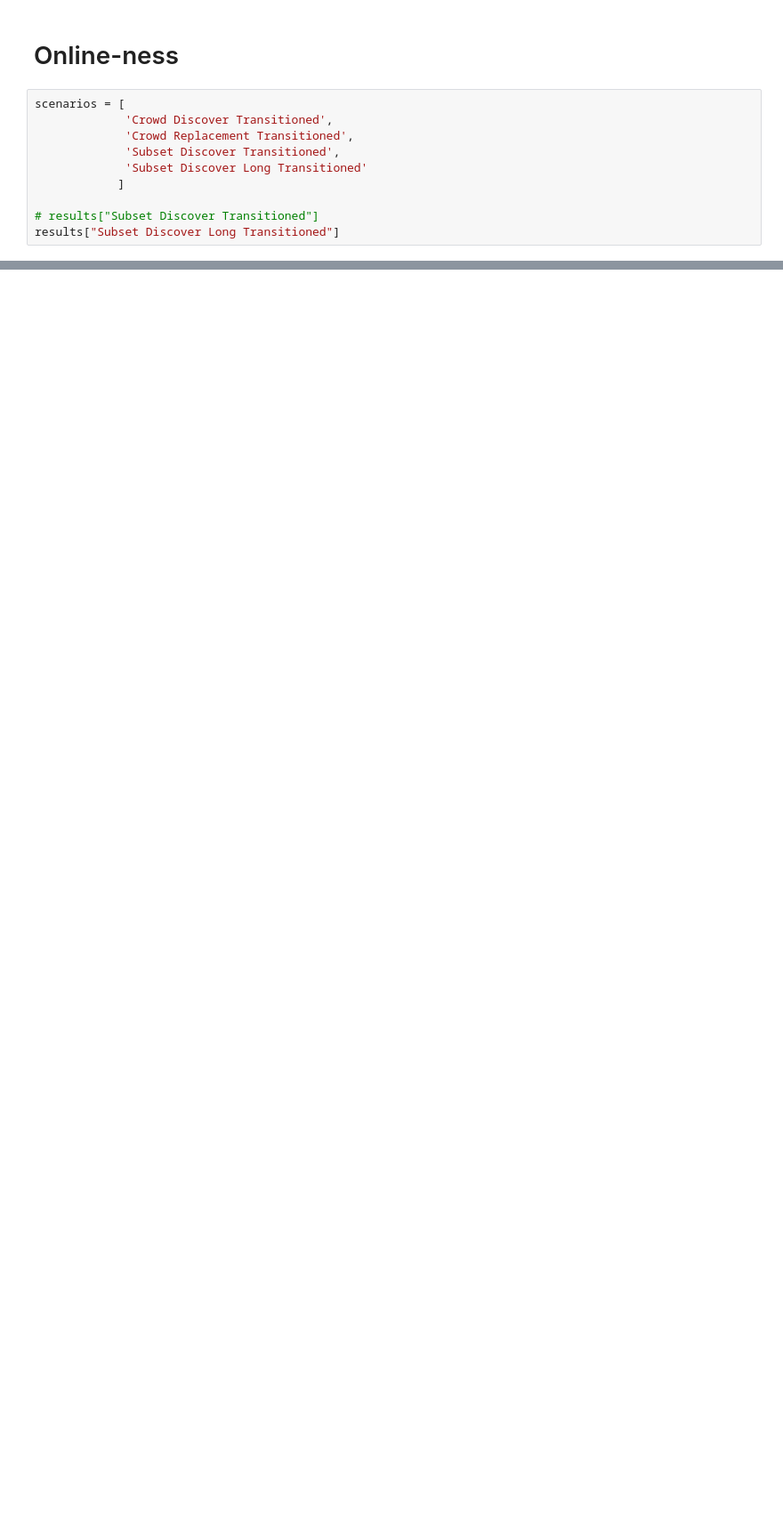
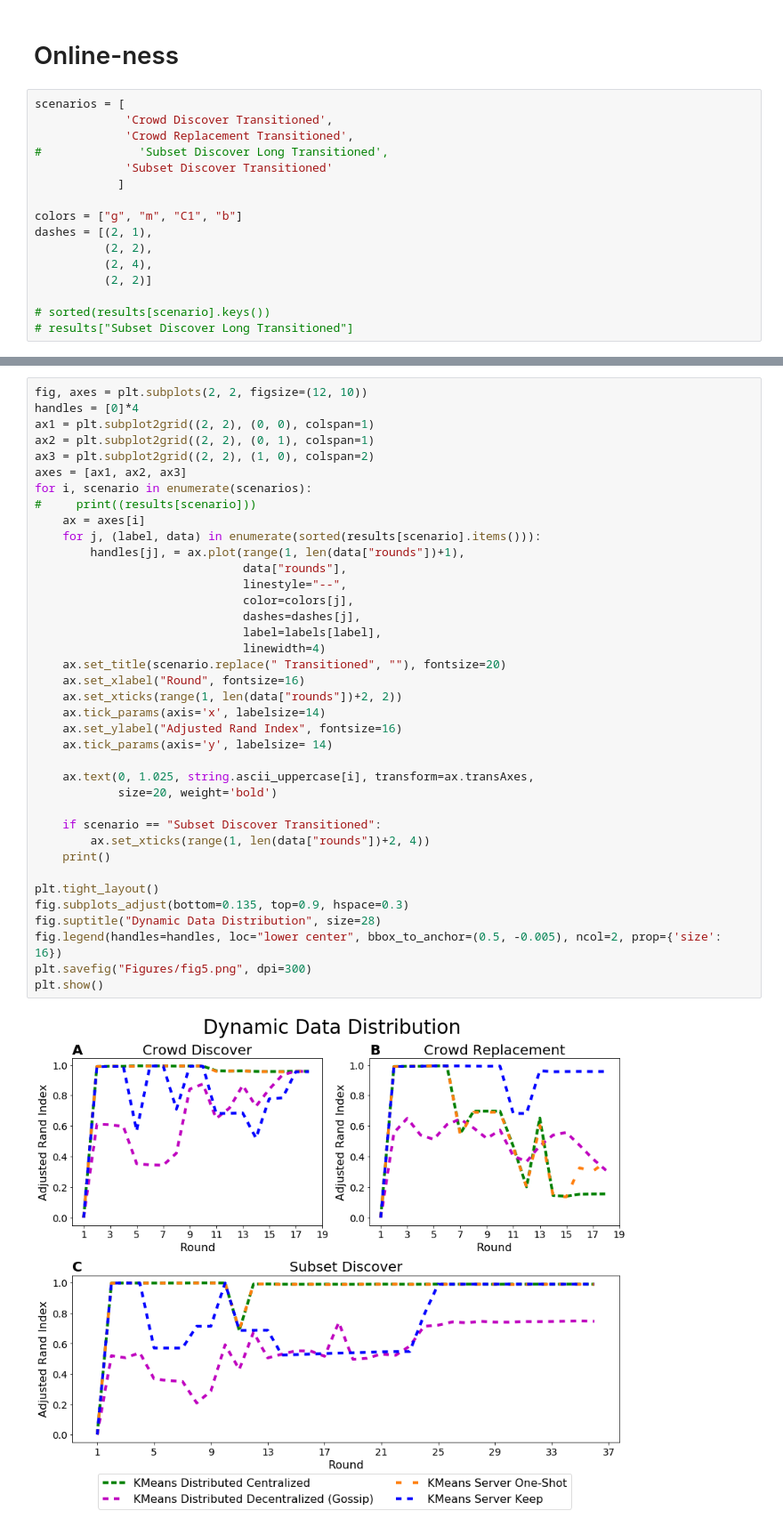
Before and after one commit to Danieltech99/CS-242-Clustering, a Jupyter notebook: generate_figures.ipynb, the cells around one changed output, grey strips where cells are left out. Shown at 89% size. Drawn from its saved outputs; the diff is of its cells as text; blank space fills up the shorter version.

```diff
--- a/generate_figures.ipynb
+++ b/generate_figures.ipynb
@@ -142,9 +179,15 @@ plt.show()
 scenarios = [
              'Crowd Discover Transitioned',
              'Crowd Replacement Transitioned',
-             'Subset Discover Transitioned',
-             'Subset Discover Long Transitioned'
+#              'Subset Discover Long Transitioned',
+             'Subset Discover Transitioned'
             ]
 
-# results["Subset Discover Transitioned"]
-results["Subset Discover Long Transitioned"]
+colors = ["g", "m", "C1", "b"]
+dashes = [(2, 1),
+          (2, 2),
+          (2, 4),
+          (2, 2)]
+
+# sorted(results[scenario].keys())
+# results["Subset Discover Long Transitioned"]
@@ -203,0 +236,40 @@ plt.show()
+# %%
+fig, axes = plt.subplots(2, 2, figsize=(12, 10))
+handles = [0]*4
+ax1 = plt.subplot2grid((2, 2), (0, 0), colspan=1)
+ax2 = plt.subplot2grid((2, 2), (0, 1), colspan=1)
+ax3 = plt.subplot2grid((2, 2), (1, 0), colspan=2)
+axes = [ax1, ax2, ax3]
+for i, scenario in enumerate(scenarios):
+#     print((results[scenario]))
+    ax = axes[i]
+    for j, (label, data) in enumerate(sorted(results[scenario].items())):
+        handles[j], = ax.plot(range(1, len(data["rounds"])+1),
+                              data["rounds"],
+                              linestyle="--",
+                              color=colors[j],
+                              dashes=dashes[j],
+                              label=labels[label],
+                              linewidth=4)
+    ax.set_title(scenario.replace(" Transitioned", ""), fontsize=20)
+    ax.set_xlabel("Round", fontsize=16)
+    ax.set_xticks(range(1, len(data["rounds"])+2, 2))
+    ax.tick_params(axis='x', labelsize=14)
+    ax.set_ylabel("Adjusted Rand Index", fontsize=16)
+    ax.tick_params(axis='y', labelsize= 14)
+
+    ax.text(0, 1.025, string.ascii_uppercase[i], transform=ax.transAxes,
+            size=20, weight='bold')
+
+    if scenario == "Subset Discover Transitioned":
+        ax.set_xticks(range(1, len(data["rounds"])+2, 4))
+    print()
+
+plt.tight_layout()
+fig.subplots_adjust(bottom=0.135, top=0.9, hspace=0.3)
+fig.suptitle("Dynamic Data Distribution", size=28)
+fig.legend(handles=handles, loc="lower center", bbox_to_anchor=(0.5, -0.005), ncol=2, prop={'size': 16})
+plt.savefig("Figures/fig5.png", dpi=300)
+plt.show()
+# %% [output]
+[figure, added]
```
Also changed, not shown: parts of 19 cells of this notebook, 9 other files.
